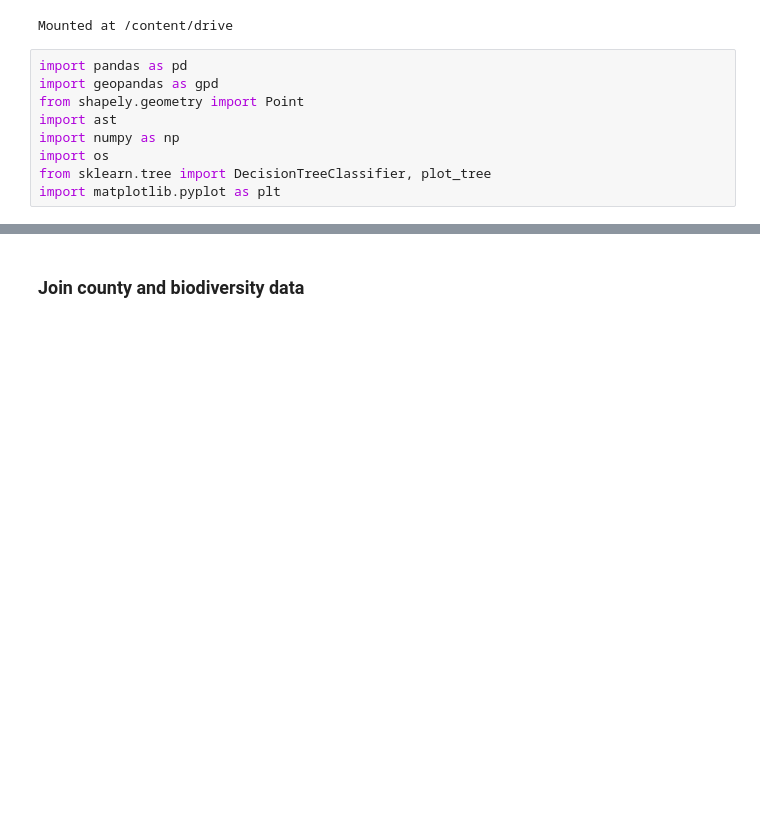
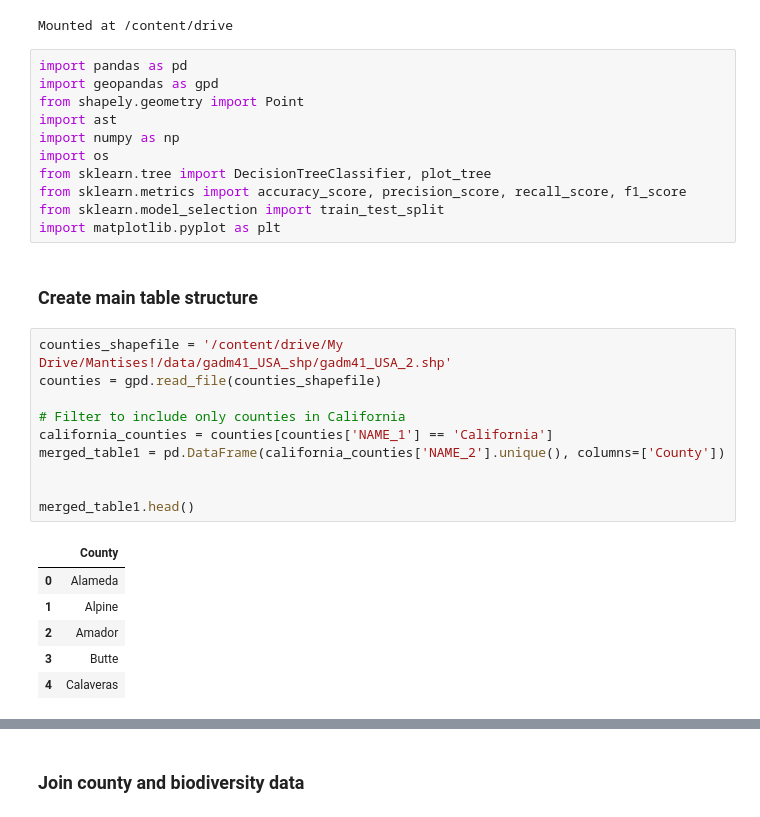
Before and after one commit to CharlesLehnen/DSCI_550_Final_Project, a Jupyter notebook: code/decision_tree.ipynb, the cells around one changed output, grey strips where cells are left out. Cells and saved outputs as stored; diff of their text form; blank space fills up the shorter version.

```diff
--- a/code/decision_tree.ipynb
+++ b/code/decision_tree.ipynb
@@ -14,4 +14,25 @@ import ast
 import numpy as np
 import os
 from sklearn.tree import DecisionTreeClassifier, plot_tree
+from sklearn.metrics import accuracy_score, precision_score, recall_score, f1_score
+from sklearn.model_selection import train_test_split
 import matplotlib.pyplot as plt
+# %% [markdown]
+### Create main table structure
+# %%
+counties_shapefile = '/content/drive/My Drive/Mantises!/data/gadm41_USA_shp/gadm41_USA_2.shp'
+counties = gpd.read_file(counties_shapefile)
+
+# Filter to include only counties in California
+california_counties = counties[counties['NAME_1'] == 'California']
+merged_table1 = pd.DataFrame(california_counties['NAME_2'].unique(), columns=['County'])
+
+
+merged_table1.head()
+# %% [output]
+|  | County |
+| 0 | Alameda |
+| 1 | Alpine |
+| 2 | Amador |
+| 3 | Butte |
+| 4 | Calaveras |
```
Also changed, not shown: parts of 22 cells of this notebook.
